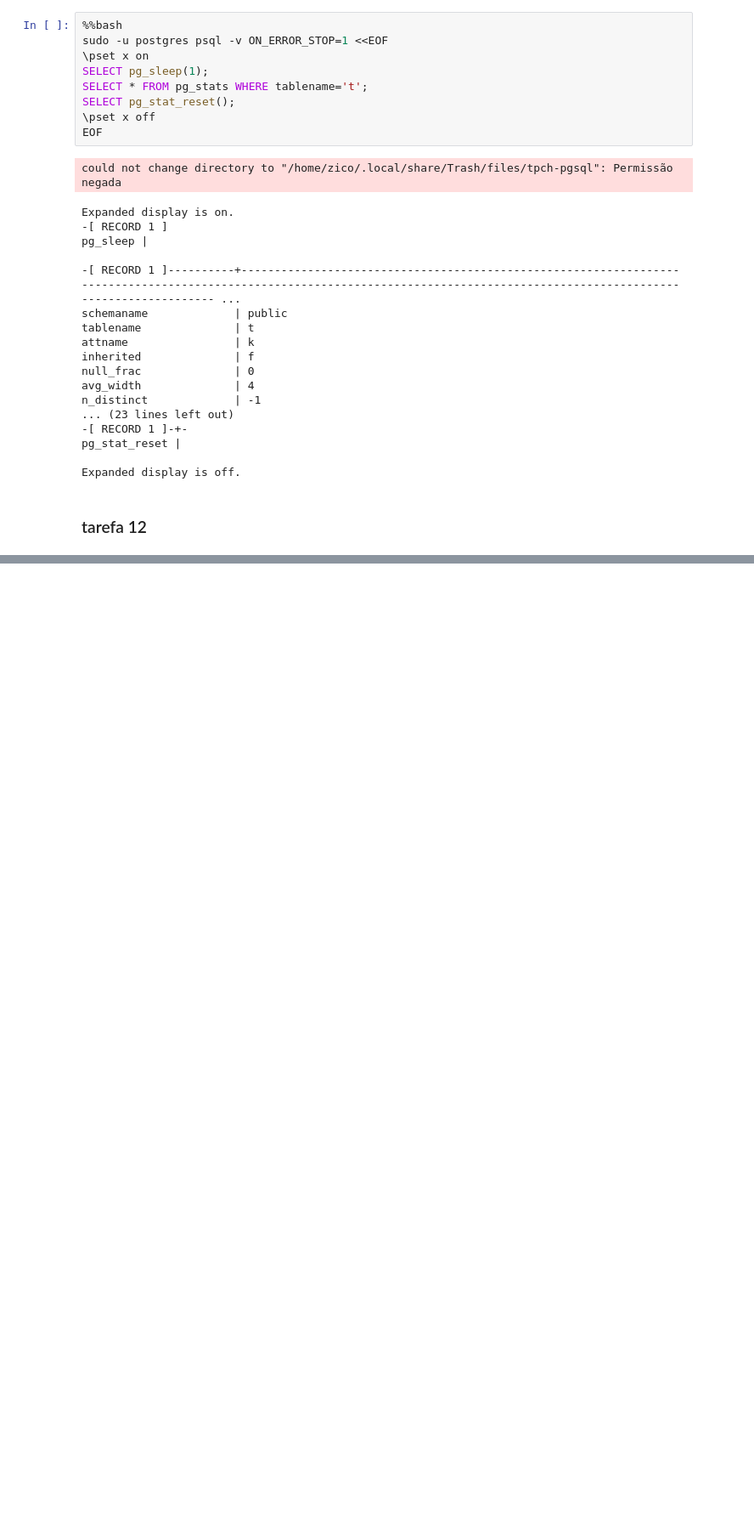
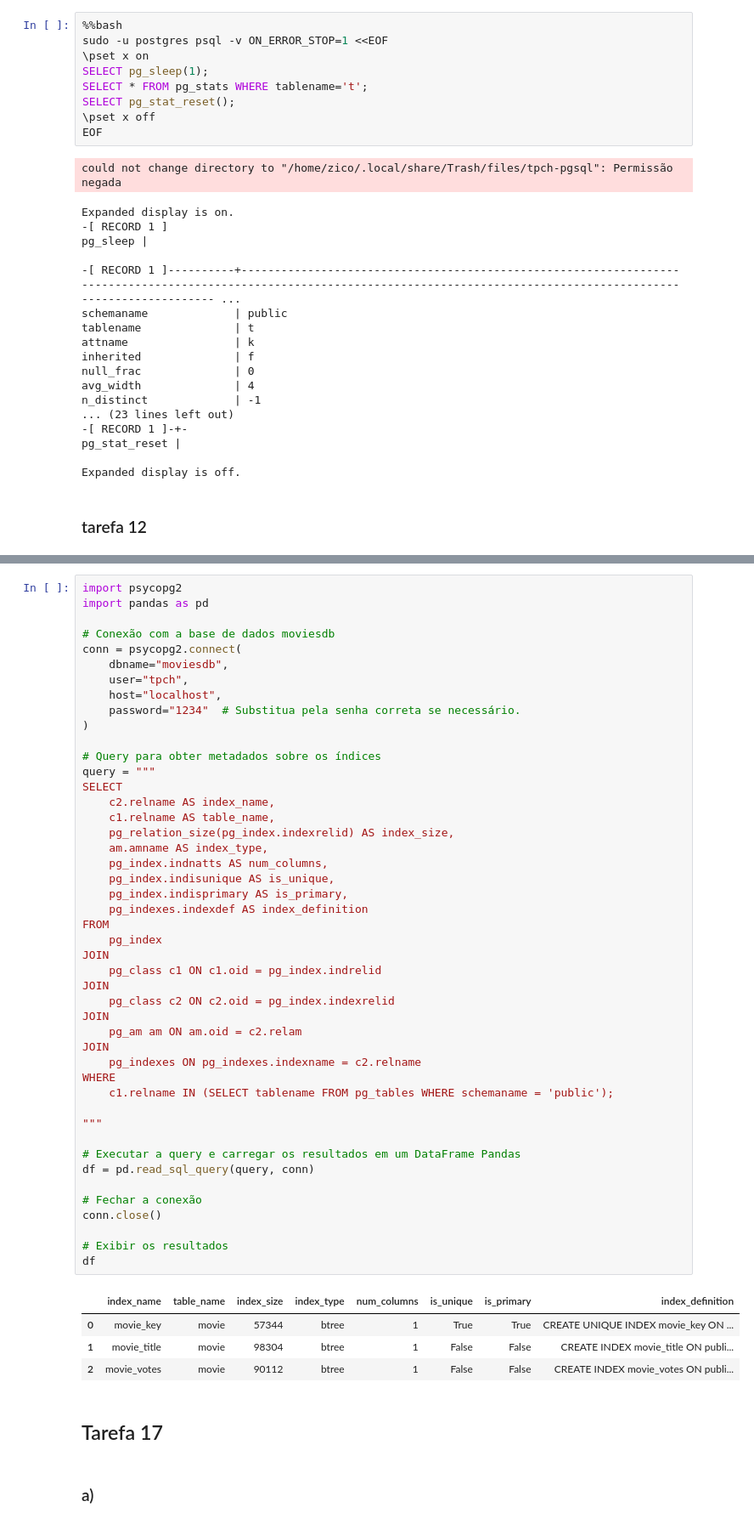
Before and after one commit to elieleli/bd, a Jupyter notebook: tp3/teste.ipynb, the cells around one changed output, grey strips where cells are left out. Shown at 85% size. Saved outputs shown, nothing was run; the diff lists cells and outputs as text; blank space fills up the shorter version.

```diff
--- a/tp3/teste.ipynb
+++ b/tp3/teste.ipynb
@@ -491,0 +2713,55 @@ CalledProcessError: Command 'b"# Iniciar sess\xc3\xa3o psql para criar o \xc3\xa
+# %%
+import psycopg2
+import pandas as pd
+
+# Conexão com a base de dados moviesdb
+conn = psycopg2.connect(
+    dbname="moviesdb",
+    user="tpch",
+    host="localhost",
+    password="1234"  # Substitua pela senha correta se necessário.
+)
+
+# Query para obter metadados sobre os índices
+query = """
+SELECT
+    c2.relname AS index_name,
+    c1.relname AS table_name,
+    pg_relation_size(pg_index.indexrelid) AS index_size,
+    am.amname AS index_type,
+    pg_index.indnatts AS num_columns,
+    pg_index.indisunique AS is_unique,
+    pg_index.indisprimary AS is_primary,
+    pg_indexes.indexdef AS index_definition
+FROM
+    pg_index
+JOIN
+    pg_class c1 ON c1.oid = pg_index.indrelid
+JOIN
+    pg_class c2 ON c2.oid = pg_index.indexrelid
+JOIN
+    pg_am am ON am.oid = c2.relam
+JOIN
+    pg_indexes ON pg_indexes.indexname = c2.relname
+WHERE
+    c1.relname IN (SELECT tablename FROM pg_tables WHERE schemaname = 'public');
+
+"""
+
+# Executar a query e carregar os resultados em um DataFrame Pandas
+df = pd.read_sql_query(query, conn)
+
+# Fechar a conexão
+conn.close()
+
+# Exibir os resultados
+df
+# %% [output]
+|  | index_name | table_name | index_size | index_type | num_columns | is_unique | is_primary | index_definition |
+| 0 | movie_key | movie | 57344 | btree | 1 | True | True | CREATE UNIQUE INDEX movie_key ON ... |
+| 1 | movie_title | movie | 98304 | btree | 1 | False | False | CREATE INDEX movie_title ON publi... |
+| 2 | movie_votes | movie | 90112 | btree | 1 | False | False | CREATE INDEX movie_votes ON publi... |
+# %% [markdown]
+## Tarefa 17
+# %% [markdown]
+### a)
```
Also changed, not shown: parts of 51 cells of this notebook.
